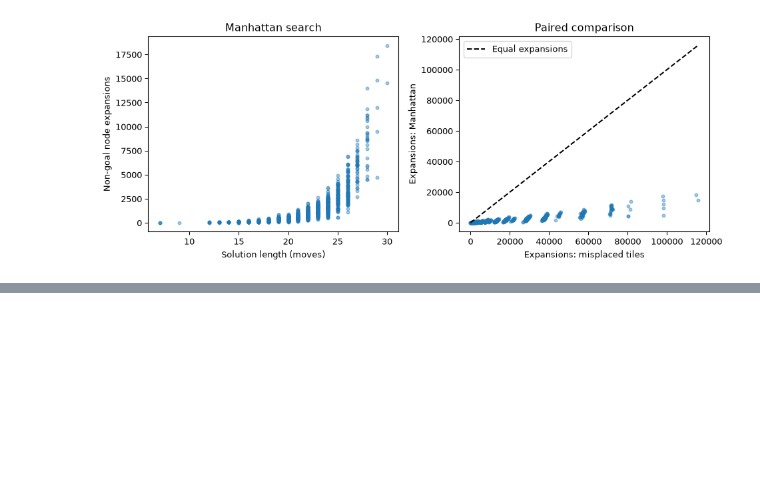
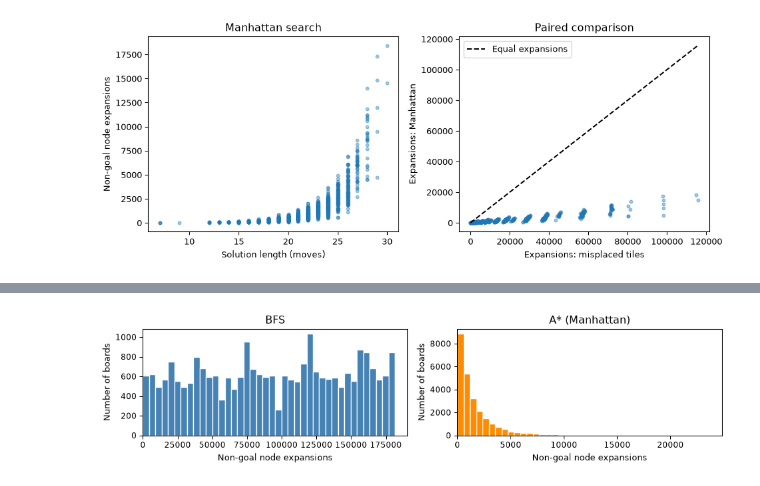
Before and after one commit to turcotte/csi-4106, a Jupyter notebook: lectures/17/slides.ipynb, the cells around one changed output, grey strips where cells are left out. Saved outputs shown, nothing was run; the diff lists cells and outputs as text; code cells hidden in the pictures; blank space fills up the shorter version.

````diff
--- a/lectures/17/slides.ipynb
+++ b/lectures/17/slides.ipynb
@@ -1276,0 +1121,67 @@ University of Ottawa
+# %%
+import csv
+import os
+from pathlib import Path
+from IPython.display import Markdown, display
+
+number_translation = str.maketrans({",": ",", ".": "."})
+def format_number(value, decimals=0):
+    return f"{value:,.{decimals}f}".translate(number_translation)
+
+CSV_NAME = "astar_validation_runs-25000_seed-4106.csv"
+csv_path = Path(CSV_NAME)
+project_dir = os.environ.get("QUARTO_PROJECT_DIR")
+if not csv_path.is_file() and project_dir:
+    csv_path = Path(project_dir) / "lectures" / "17" / CSV_NAME
+
+if not csv_path.is_file():
+    display(Markdown(
+        "**Saved results are not available yet.** Run this once beside the notebook, "
+        "then rerun the notebook or render the slides:\n\n"
+        "```bash\npython3 validate_astar.py 4106 25000\n```"
+    ))
+else:
+    # Read a complete prefix even while the experiment is appending rows.
+    csv_text = csv_path.read_text(encoding="utf-8")
+    complete_text = csv_text[:csv_text.rfind("\n") + 1]
+    records = list(csv.DictReader(complete_text.splitlines()))
+
+    if not records:
+        display(Markdown("**The CSV exists, but no completed results are available yet.**"))
+    else:
+        unique_boards = len({row["board"] for row in records})
+        mismatches = sum(
+            row["bfs_moves"] == "" or row["astar_moves"] == ""
+            or row["bfs_moves"] != row["astar_moves"]
+            for row in records
+        )
+        status = "Partial results. " if len(records) < 25000 else ""
+        display(Markdown(
+            f"**{status}{format_number(len(records))} completed comparisons** "
+            f"({format_number(unique_boards)} unique boards); **{format_number(mismatches)} move-count failures**."
+        ))
+
+        methods = [
+            ("BFS", [int(row["bfs_expanded"]) for row in records], "steelblue"),
+            ("A* (Manhattan)", [int(row["astar_expanded"]) for row in records], "darkorange"),
+        ]
+        fig, axes = plt.subplots(1, 2, figsize=(10, 2.6))
+        table = ["| Method | Mean | Median | Minimum | Maximum |", "|---|---:|---:|---:|---:|"]
+        for ax, (name, expanded, color) in zip(axes, methods):
+            bins = np.linspace(0, max(1, max(expanded)), 41)
+            ax.hist(expanded, bins=bins, color=color, edgecolor="white")
+            ax.set_title(name)
+            ax.set_xlabel("Non-goal node expansions")
+            ax.set_ylabel("Number of boards")
+            ax.set_xlim(0, max(1, max(expanded)) * 1.05)
+            ax.ticklabel_format(style="plain", axis="x")
+            ax.tick_params(labelsize=9)
+            table.append(
+                f"| {name} | {format_number(np.mean(expanded), 1)} | {format_number(np.median(expanded), 1)} "
+                f"| {format_number(min(expanded))} | {format_number(max(expanded))} |"
+            )
+        plt.tight_layout()
+        plt.show()
+        display(Markdown("\n".join(table)))
+# %% [output]
+[figure, added]
````
Also changed, not shown: parts of 4 cells of this notebook, 29 other files.
